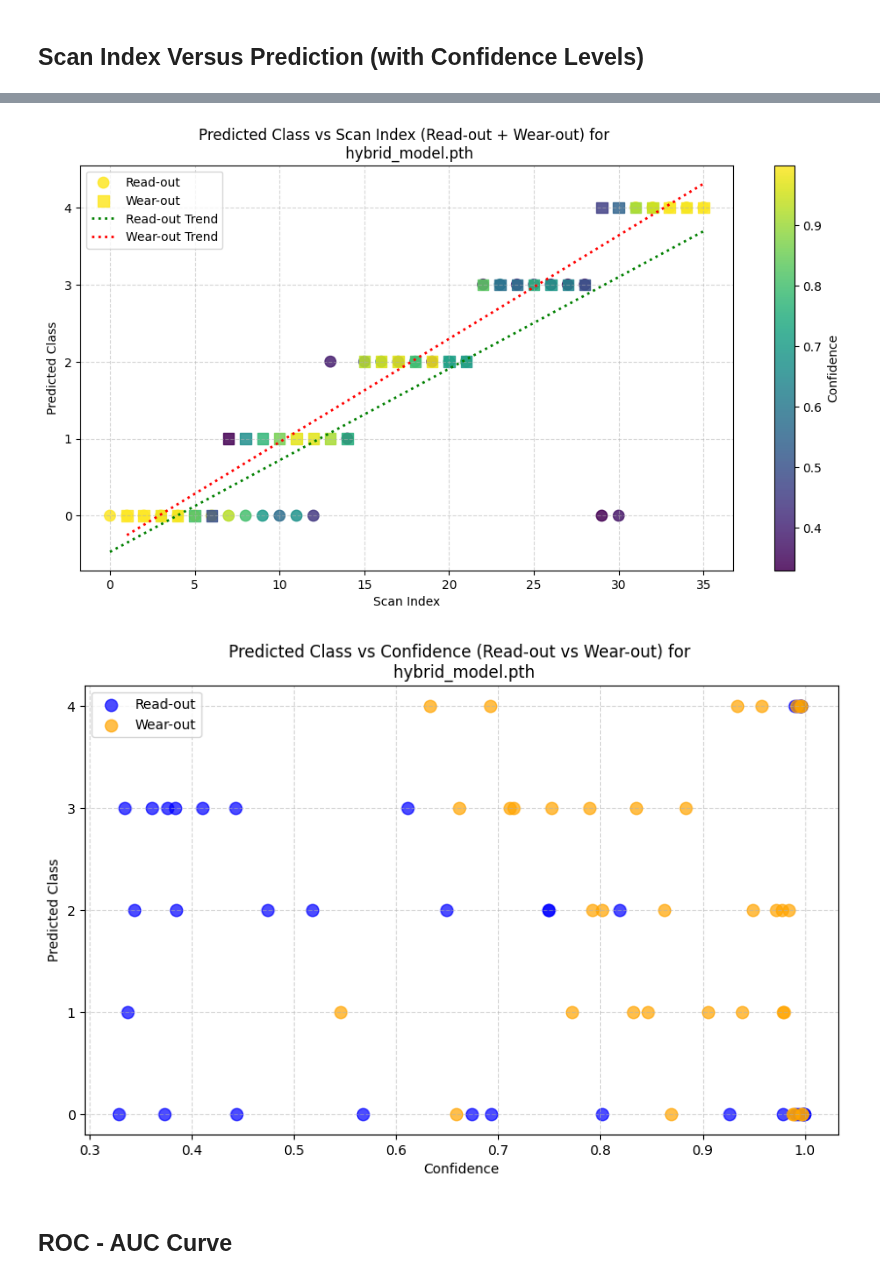
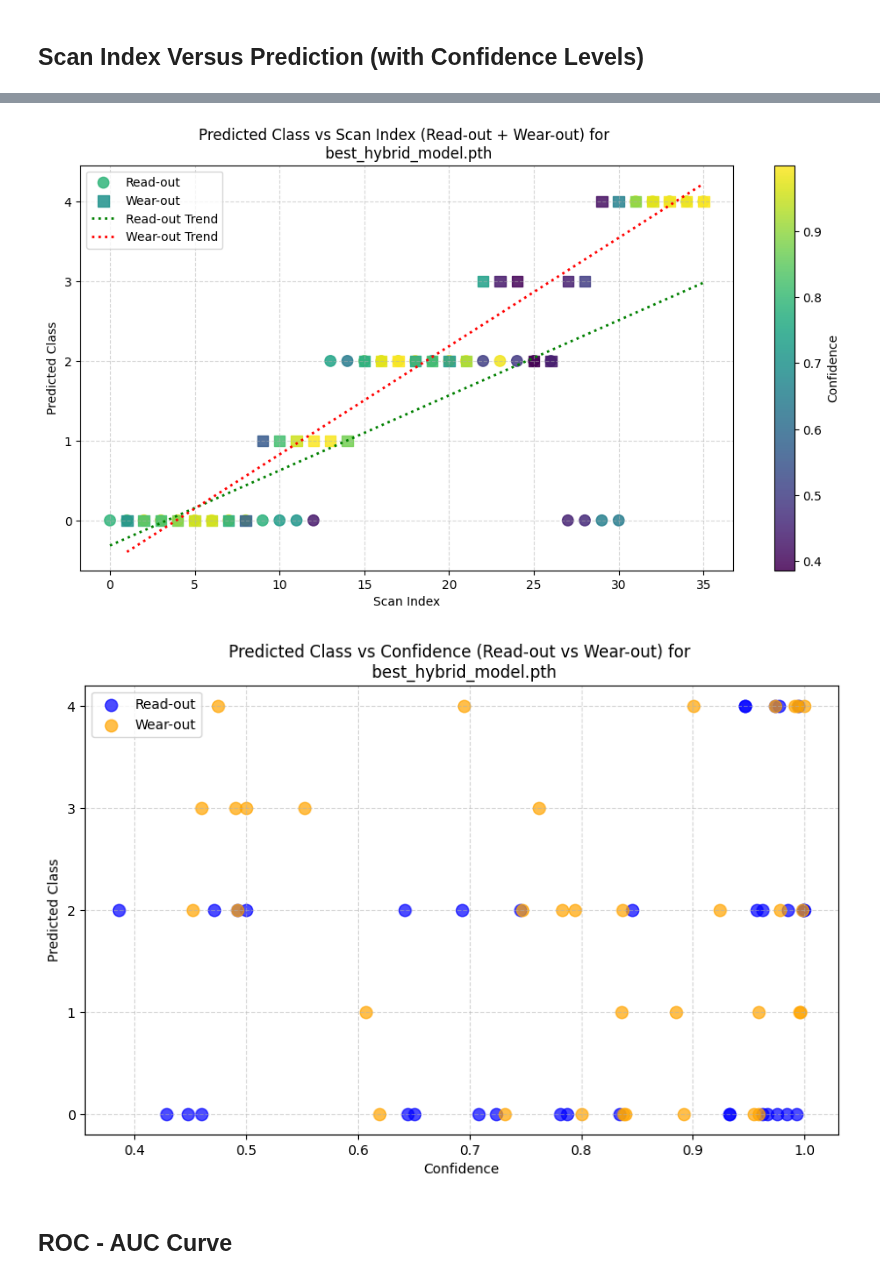
Before and after one commit to colinedsall/ofdspm, a Jupyter notebook: examples.ipynb, the cells around one changed output, grey strips where cells are left out. Cells and saved outputs as stored; diff of their text form; code cells hidden in the pictures.

```diff
--- a/examples.ipynb
+++ b/examples.ipynb
@@ -295,7 +278,7 @@ def plot_prediction_versus_index(model_path, base_folder, dataset_names):
 
 if __name__ == "__main__":
     # Define the model path here
-    model_path = 'hybrid_model.pth'
+    model_path = 'best_hybrid_model.pth'
 
     # Define the base folder and the subfolders which contain the set of data
     # This *is* configurable for other experiments, but will not be labeled as such
@@ -326,5 +309,5 @@ Scan Index: 34 Predicted: Class 4 (Bad (Class 4)) with 0.997 confidence
-[figure, old version]
+[figure, new version]
-[figure, old version]
+[figure, new version]
 # %% [markdown]
 ## ROC - AUC Curve
 # %%
```
Also changed, not shown: parts of 3 cells of this notebook, 6 other files.
